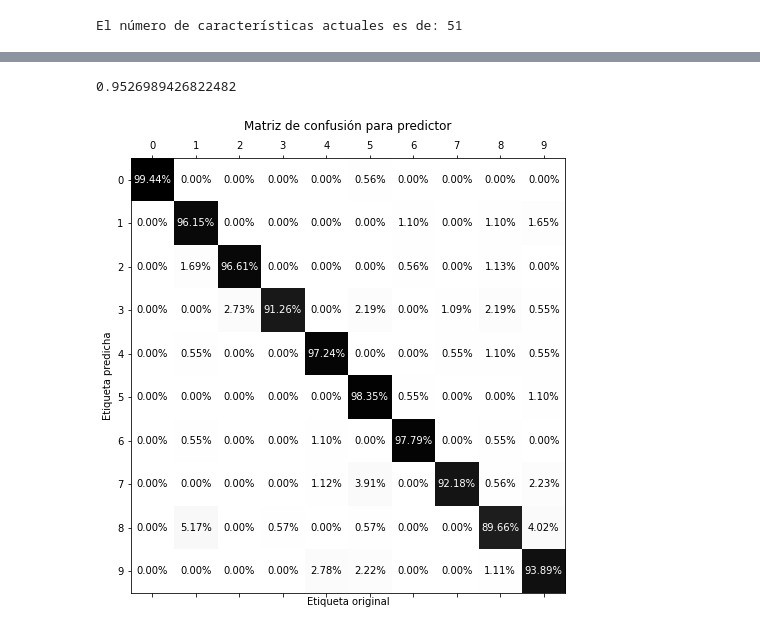
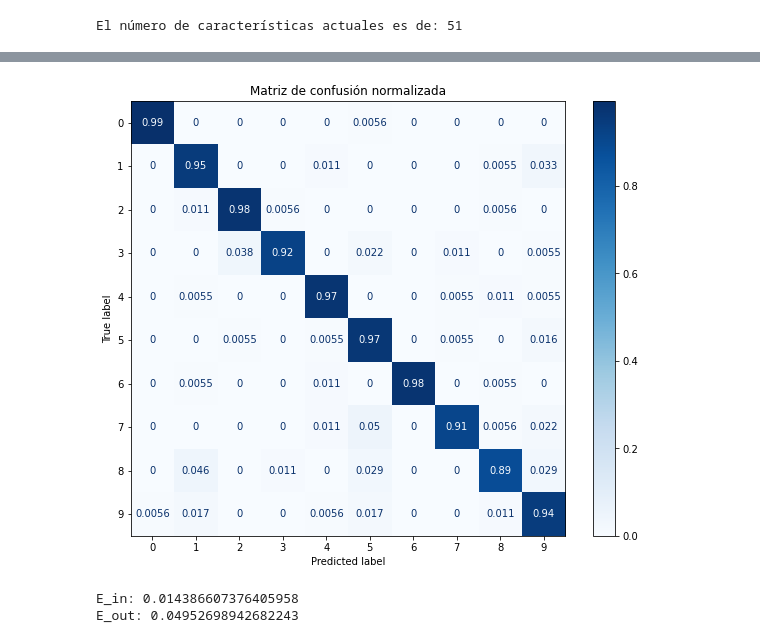
Before and after one commit to AlbertoEstep/Aprendizaje-Automatico, a Jupyter notebook: P3/OpticalRecognitionOfHandwrittenDigits.ipynb, the cells around one changed output, grey strips where cells are left out. Saved outputs shown, nothing was run; the diff lists cells and outputs as text; code cells hidden in the pictures.

```diff
--- a/P3/OpticalRecognitionOfHandwrittenDigits.ipynb
+++ b/P3/OpticalRecognitionOfHandwrittenDigits.ipynb
@@ -262,3 +267,12 @@ def pinta_matriz_confusion(m):
+# %%
+fig, ax = plt.subplots(figsize=(10, 8))
+ax.set(title="Matriz de confusión normalizada")
+matriz_confusion_normalizada = plot_confusion_matrix(clasificador, X_test, y_test,
+                                 cmap=plt.cm.Blues,
+                                 normalize='true',
+                                 ax = ax)
+# %% [output]
+[figure, added]
 # %%
 # Accuracy de la matriz de confusión directamente
 def accuracy(m):
@@ -268,11 +282,9 @@ def accuracy(m):
         verdaderos += m[i][i]
     totales = sum(sum(x) for x in m)
     return verdaderos/totales
-# %%
-accuracy(m)
-# %% [output]
-0.9526989426822482
-# %%
-pinta_matriz_confusion(m)
-# %% [output]
-[figure, removed]
+# %%
+print("E_in: {}".format(1 - clasificador.score(X_train, y_train)))
+print("E_out: {}".format(1 - clasificador.score(X_test, y_test)))
+# %% [output]
+E_in: 0.014386607376405958
+E_out: 0.04952698942682243
```
Also changed, not shown: parts of 11 cells of this notebook.
